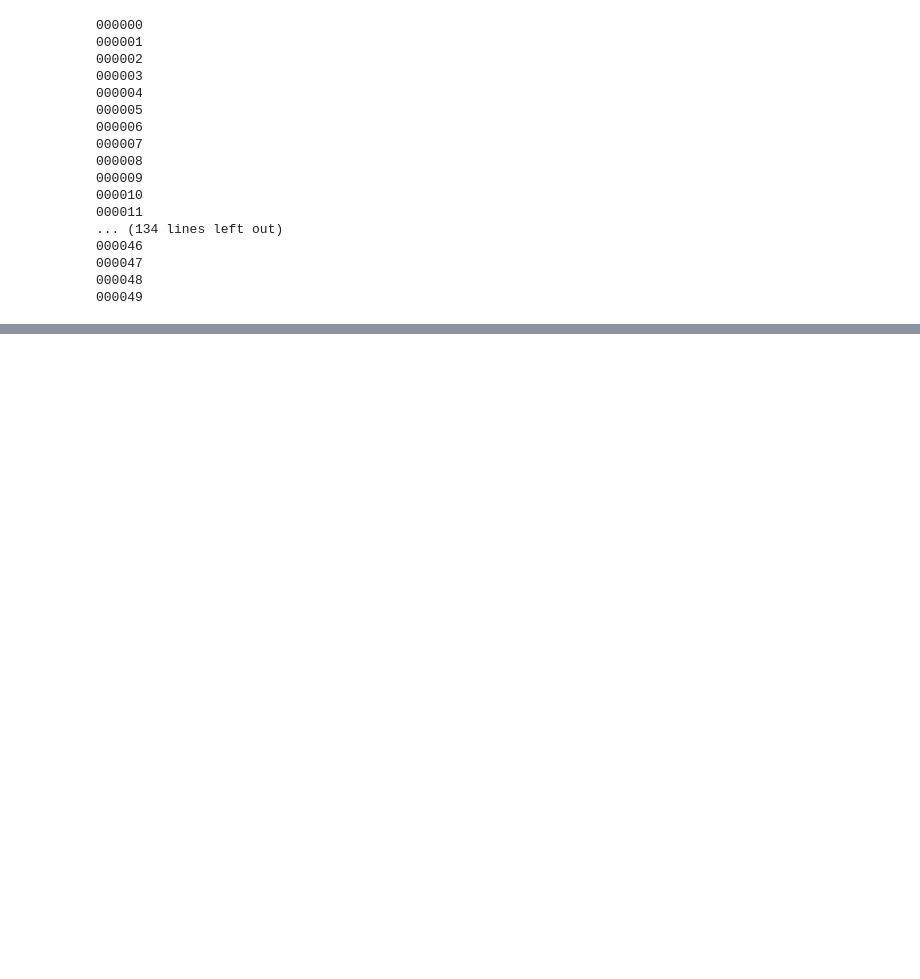
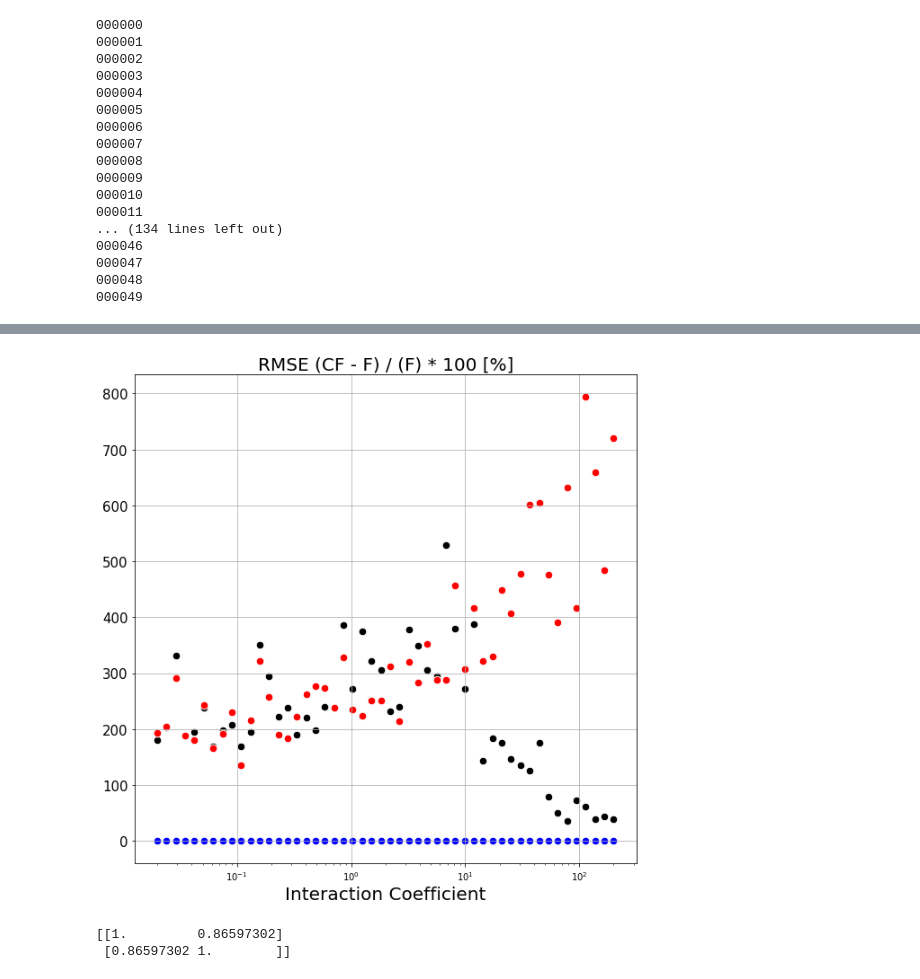
Before and after one commit to neko2048/counterfactual, a Jupyter notebook: CaseStudy/massiveSHAPinteraction.ipynb, the cells around one changed output, grey strips where cells are left out. Drawn from its saved outputs; the diff is of its cells as text; code cells hidden in the pictures; blank space fills up the shorter version.

```diff
--- a/CaseStudy/massiveSHAPinteraction.ipynb
+++ b/CaseStudy/massiveSHAPinteraction.ipynb
@@ -192,0 +233,24 @@ plt.show()
+# %%
+color=["blue", "black", "red"]
+plt.figure(figsize=(10, 10))#, dpi=250)
+plt.grid(True)
+intCoef = np.array([2 * (10 ** x) for x in np.linspace(-2, 2, 50)])
+for i in [1, 2, 3]:
+    plt.scatter(intCoef, (np.array(rmseCFac[i])-np.array(rmseFac[i]))/np.array(rmseFac[i]) * 100, c=color[i-1], label="case {}".format(i), s=75, edgecolor='white')
+    #plt.scatter(np.arange(len(rmseCFac[i])), rmseCFac[i], s=i,label="case 2")
+#plt.scatter(np.arange(len(rmseCFac[i])), rmseCFac[i], s=i, label="case 3")
+#plt.yscale('log')
+plt.xscale('log')
+plt.title("RMSE (CF - F) / (F) * 100 [%]", fontsize=20)
+plt.yticks(fontsize=15)
+plt.xlabel("Interaction Coefficient", fontsize=20)
+plt.yticks(fontsize=15)
+plt.show()
+# %% [output]
+[figure, added]
+# %%
+i = 3
+print(np.corrcoef(x=shapIntPercent[i], y=(np.array(rmseCFac[i])-np.array(rmseFac[i]))/np.array(rmseFac[i]) * 100))
+# %% [output]
+[[1.         0.86597302]
+ [0.86597302 1.        ]]
```
Also changed, not shown: parts of 14 cells of this notebook, 9 other files.
